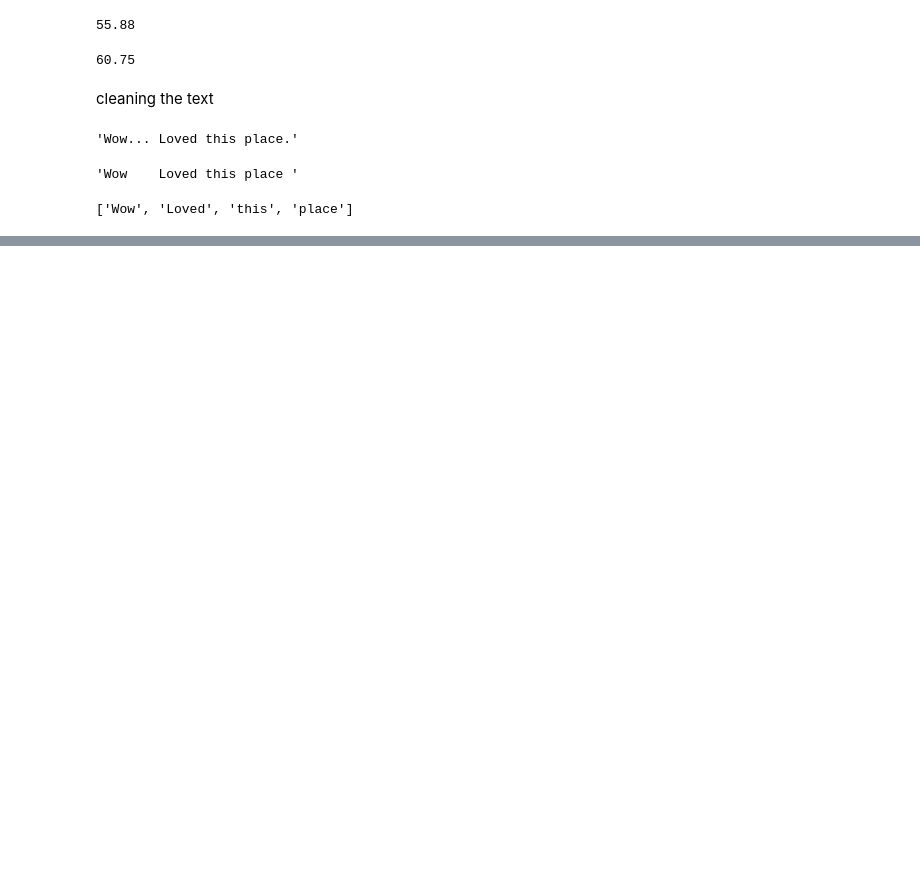
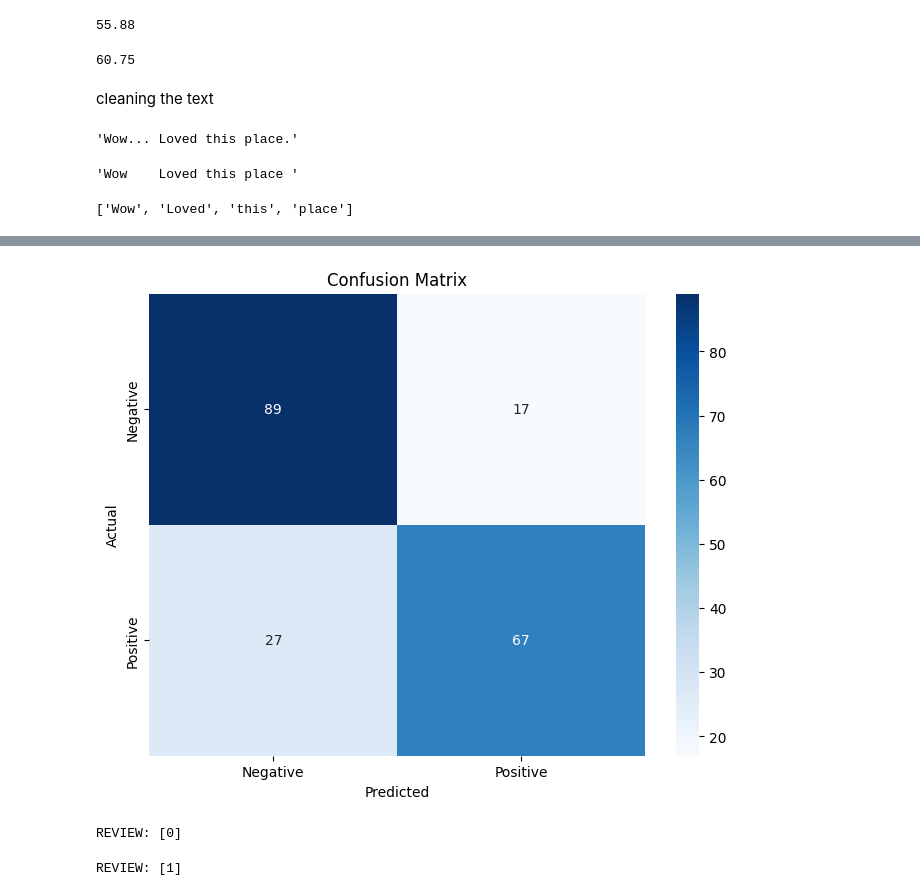
Before and after one commit to MathalinAK/NLP, a Jupyter notebook: food_review.ipynb, the cells around one changed output, grey strips where cells are left out. Saved outputs shown, nothing was run; the diff lists cells and outputs as text; code cells hidden in the pictures; blank space fills up the shorter version.

```diff
--- a/food_review.ipynb
+++ b/food_review.ipynb
@@ -141,0 +266,14 @@ review
+# %%
+from sklearn.feature_extraction.text import TfidfVectorizer
+from sklearn.linear_model import LogisticRegression
+
+vectorizer = TfidfVectorizer()
+x_train_vec = vectorizer.fit_transform(x_train)
+x_test_vec = vectorizer.transform(x_test)
+
+logreg = LogisticRegression()
+logreg.fit(x_train_vec, y_train)
+
+y_pred_logreg = logreg.predict(x_test_vec)
+report = classification_report(y_test, y_pred_logreg)
+print("Classification Report:\n", report)
@@ -141,0 +290,10 @@ review
+# %%
+from sklearn.feature_extraction.text import CountVectorizer
+from sklearn.naive_bayes import MultinomialNB
+from sklearn.metrics import accuracy_score
+vectorizer = CountVectorizer()
+X_train_bow = vectorizer.fit_transform(x_train)
+X_test_bow = vectorizer.transform(x_test)
+# %%
+model_bow = MultinomialNB()
+model_bow.fit(X_train_bow, y_train)
@@ -141,0 +302,4 @@ review
+# %%
+y_pred_bow = model_bow.predict(x_test_bow)
+accuracy_bow = accuracy_score(y_test, y_pred_bow)
+print("BoW Accuracy:", accuracy_bow)
@@ -141,0 +322,28 @@ review
+# %%
+import matplotlib.pyplot as plt
+from sklearn.metrics import confusion_matrix
+import seaborn as sns
+
+cm = confusion_matrix(y_test, y_pred_bow)
+plt.figure(figsize=(8, 6))
+sns.heatmap(cm, annot=True, fmt='d', cmap='Blues',
+            xticklabels=['Negative', 'Positive'],
+            yticklabels=['Negative', 'Positive'])
+plt.xlabel('Predicted')
+plt.ylabel('Actual')
+plt.title('Confusion Matrix')
+plt.show()
+# %% [output]
+[figure, added]
+# %%
+test = "The food was very bad."
+review = model_bow.predict(vectorizer.transform([test]))
+print("REVIEW:", review)
+# %% [output]
+REVIEW: [0]
+# %%
+test = "The food was good"
+review = model_bow.predict(vectorizer.transform([test]))
+print("REVIEW:", review)
+# %% [output]
+REVIEW: [1]
```
Also changed, not shown: parts of 63 cells of this notebook.
